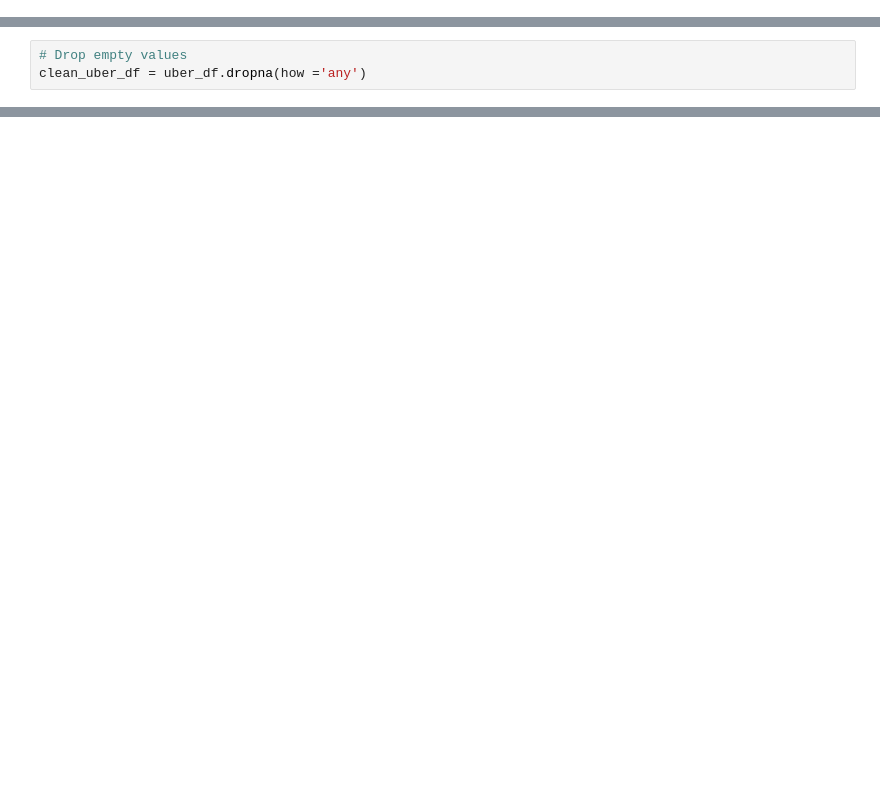
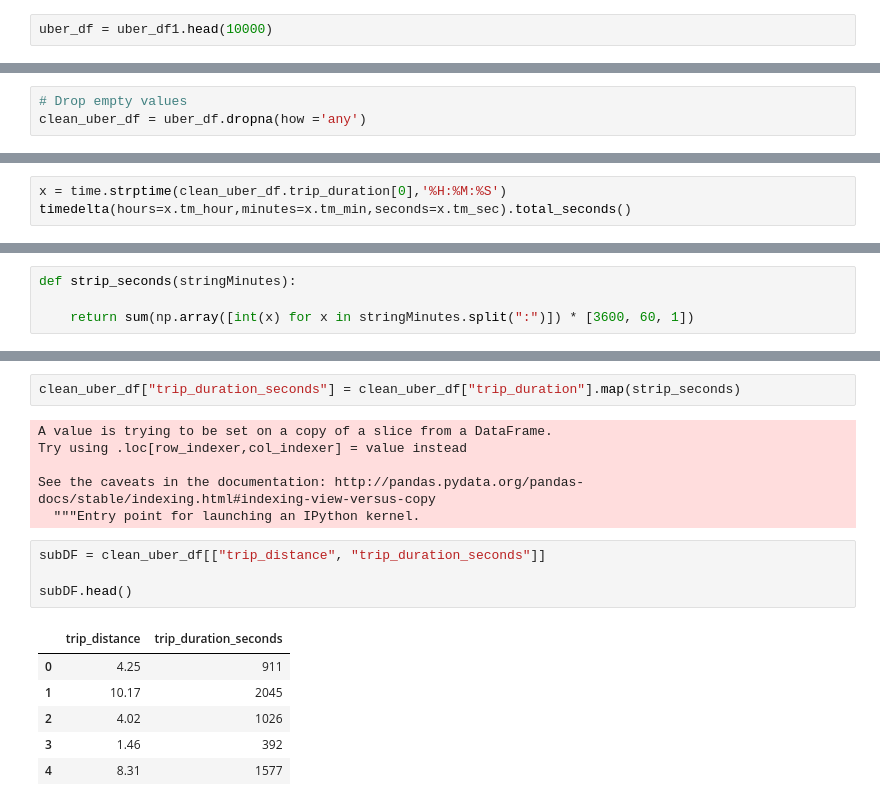
Before and after one commit to ahmedgurbuz/SMU-Project1-Group3, a Jupyter notebook: NYC Uber Analysis.ipynb, the cells around one changed output, grey strips where cells are left out. Drawn from its saved outputs; the diff is of its cells as text; blank space fills up the shorter version.

```diff
--- a/NYC Uber Analysis.ipynb
+++ b/NYC Uber Analysis.ipynb
@@ -18,3 +13,5 @@ uber_df.head()
+# %%
+uber_df = uber_df1.head(10000)
 # %%
 # See if any missing values
 uber_df.count()
@@ -47,0 +63,3 @@ len(uber_df[uber_df.duplicated() == True])
+# %%
+x = time.strptime(clean_uber_df.trip_duration[0],'%H:%M:%S')
+timedelta(hours=x.tm_hour,minutes=x.tm_min,seconds=x.tm_sec).total_seconds()
@@ -47,0 +74,4 @@ len(uber_df[uber_df.duplicated() == True])
+# %%
+def strip_seconds(stringMinutes):
+
+    return sum(np.array([int(x) for x in stringMinutes.split(":")]) * [3600, 60, 1])
@@ -47,0 +87,19 @@ len(uber_df[uber_df.duplicated() == True])
+# %%
+clean_uber_df["trip_duration_seconds"] = clean_uber_df["trip_duration"].map(strip_seconds)
+# %% [output]
+A value is trying to be set on a copy of a slice from a DataFrame.
+Try using .loc[row_indexer,col_indexer] = value instead
+
+See the caveats in the documentation: http://pandas.pydata.org/pandas-docs/stable/indexing.html#indexing-view-versus-copy
+  """Entry point for launching an IPython kernel.
+# %%
+subDF = clean_uber_df[["trip_distance", "trip_duration_seconds"]]
+
+subDF.head()
+# %% [output]
+|  | trip_distance | trip_duration_seconds |
+| 0 | 4.25 | 911 |
+| 1 | 10.17 | 2045 |
+| 2 | 4.02 | 1026 |
+| 3 | 1.46 | 392 |
+| 4 | 8.31 | 1577 |
```
Also changed, not shown: parts of 22 cells of this notebook.
